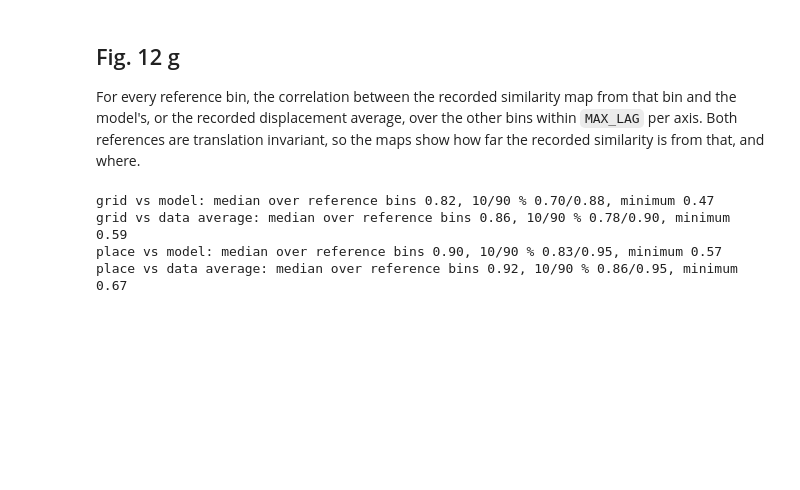
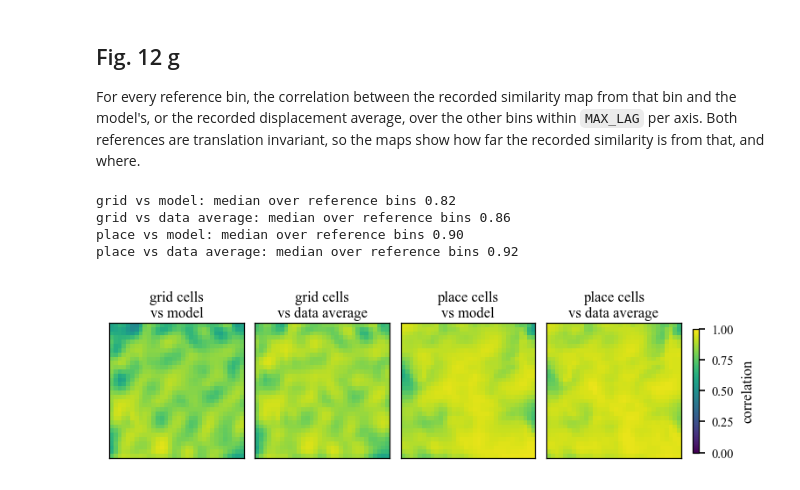
Before and after one commit to bioAI-Oslo/ExponentialRepresentations, a Jupyter notebook: notebooks/fitted_similarity_structure.ipynb, the cells around one changed output. Drawn from its saved outputs; the diff is of its cells as text; code cells hidden in the pictures; blank space fills up the shorter version.

```diff
--- a/notebooks/fitted_similarity_structure.ipynb
+++ b/notebooks/fitted_similarity_structure.ipynb
@@ -43,7 +46,7 @@ SEED = 0
 CMAP = "magma"
 
 # Fig. 12 is drawn at printed size, one svg per panel, with the rows assembled in Inkscape.
-PRINT = {
+plt.rcParams.update({
     "font.family": "serif",
     "font.serif": ["Times New Roman"],
     "mathtext.fontset": "stix",
@@ -52,7 +55,7 @@ PRINT = {
     "ytick.labelsize": 7,
     "legend.fontsize": 6,
     "axes.linewidth": 0.6,
-}
+})
 MAP_SIZE = 1.05  # inches, each kernel panel
 CUT_SIZE = (1.6, 1.25)
 WAVEVECTOR_SIZE = (1.25, 1.25)
@@ -153,9 +156,8 @@ def load(path):
 
 
 fits = {name: load(path) for name, path in FITS.items()}
-for name, f in fits.items():
+for f in fits.values():
     n = f["data"].shape[1]
     f["C_data"], f["C_model"] = cosine_similarity(f["data"]), cosine_similarity(f["model"])
     f["average_data"], f["average_model"] = displacement_average(f["C_data"]), displacement_average(f["C_model"])
     f["near"] = within_lag(n, MAX_LAG)
-    print(f"{name}: {len(f['data'])} units, similarity {f['C_data'].min():.2f}..1 for the data, {f['C_model'].min():.2f}..1 for the model")
@@ -182,10 +181,6 @@ for name, f in fits.items():
     eq3_gap = np.abs(eq3 - f["average_model"][steps[:, 0] + n - 1, steps[:, 1] + n - 1]).max()
     assert invariance_gap < 1e-5 and eq3_gap < 1e-5
 
-    print(
-        f"{name}: ||p|| std/mean over the arena, data {norms['data'].std() / norms['data'].mean():.2f}, "
-        f"model {norms['model'].std() / norms['model'].mean():.0e}; "
-        f"model similarity vs its displacement average max |diff| {invariance_gap:.0e}; "
-        f"displacement average vs Eq. 3 at {N_CHECK} displacements max |diff| {eq3_gap:.0e}"
-    )
+    print(f"{name}: ||p|| std/mean over the arena, data {norms['data'].std() / norms['data'].mean():.2f}, model {norms['model'].std() / norms['model'].mean():.0e}")
+    print(f"  model similarity vs its displacement average, max |diff| {invariance_gap:.0e}; displacement average vs Eq. 3 at {N_CHECK} displacements, max |diff| {eq3_gap:.0e}")
 # %% [output]
@@ -321,27 +318,24 @@ and the model's, or the recorded displacement average, over the other bins withi
 axis. Both references are translation invariant, so the maps show how far the recorded
 similarity is from that, and where.
 # %%
-with plt.rc_context(PRINT):
-    fig, axs = plt.subplots(1, 4, figsize=(4 * AGREEMENT_SIZE + 0.6, AGREEMENT_SIZE + 0.3), layout="constrained")
-    k = 0
-    for name, f in fits.items():
-        n = f["data"].shape[1]
-        references = {"model": f["C_model"], "data average": from_average(f["average_data"], n)}
-        for label, prediction in references.items():
-            agreement_map = per_reference_correlation(f["C_data"], prediction, f["near"])
-            image = axs[k].imshow(agreement_map.T, origin="lower", cmap="viridis", vmin=0, vmax=1)
-            axs[k].set_title(f"{name} cells\nvs {label}", fontsize=8, pad=3)
-            axs[k].set_xticks([])
-            axs[k].set_yticks([])
-            k += 1
-            print(
-                f"{name} vs {label}: median over reference bins {np.median(agreement_map):.2f}, "
-                f"10/90 % {np.percentile(agreement_map, 10):.2f}/{np.percentile(agreement_map, 90):.2f}, minimum {agreement_map.min():.2f}"
-            )
-    fig.colorbar(image, ax=axs, shrink=0.85, pad=0.02).set_label("correlation", fontsize=8)
-    save_print(fig, "app_similarity_agreement")
+fig, axs = plt.subplots(1, 4, figsize=(4 * AGREEMENT_SIZE + 0.6, AGREEMENT_SIZE + 0.3), layout="constrained")
+k = 0
+for name, f in fits.items():
+    n = f["data"].shape[1]
+    references = {"model": f["C_model"], "data average": from_average(f["average_data"], n)}
+    for label, prediction in references.items():
+        agreement_map = per_reference_correlation(f["C_data"], prediction, f["near"])
+        image = axs[k].imshow(agreement_map.T, origin="lower", cmap="viridis", vmin=0, vmax=1)
+        axs[k].set_title(f"{name} cells\nvs {label}", fontsize=8, pad=3)
+        axs[k].set_xticks([])
+        axs[k].set_yticks([])
+        k += 1
+        print(f"{name} vs {label}: median over reference bins {np.median(agreement_map):.2f}")
+fig.colorbar(image, ax=axs, shrink=0.85, pad=0.02).set_label("correlation", fontsize=8)
+save_print(fig, "app_similarity_agreement")
 # %% [output]
-grid vs model: median over reference bins 0.82, 10/90 % 0.70/0.88, minimum 0.47
-grid vs data average: median over reference bins 0.86, 10/90 % 0.78/0.90, minimum 0.59
-place vs model: median over reference bins 0.90, 10/90 % 0.83/0.95, minimum 0.57
-place vs data average: median over reference bins 0.92, 10/90 % 0.86/0.95, minimum 0.67
+grid vs model: median over reference bins 0.82
+grid vs data average: median over reference bins 0.86
+place vs model: median over reference bins 0.90
+place vs data average: median over reference bins 0.92
+[figure, added]
```
Also changed, not shown: parts of 8 cells of this notebook, 4 other files.
